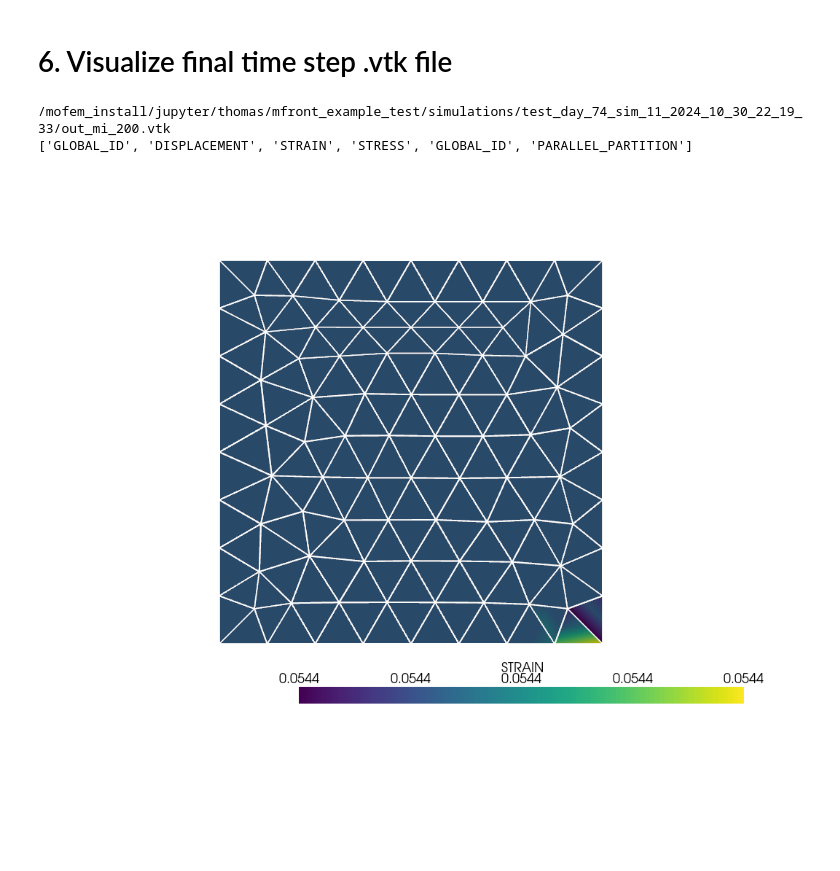
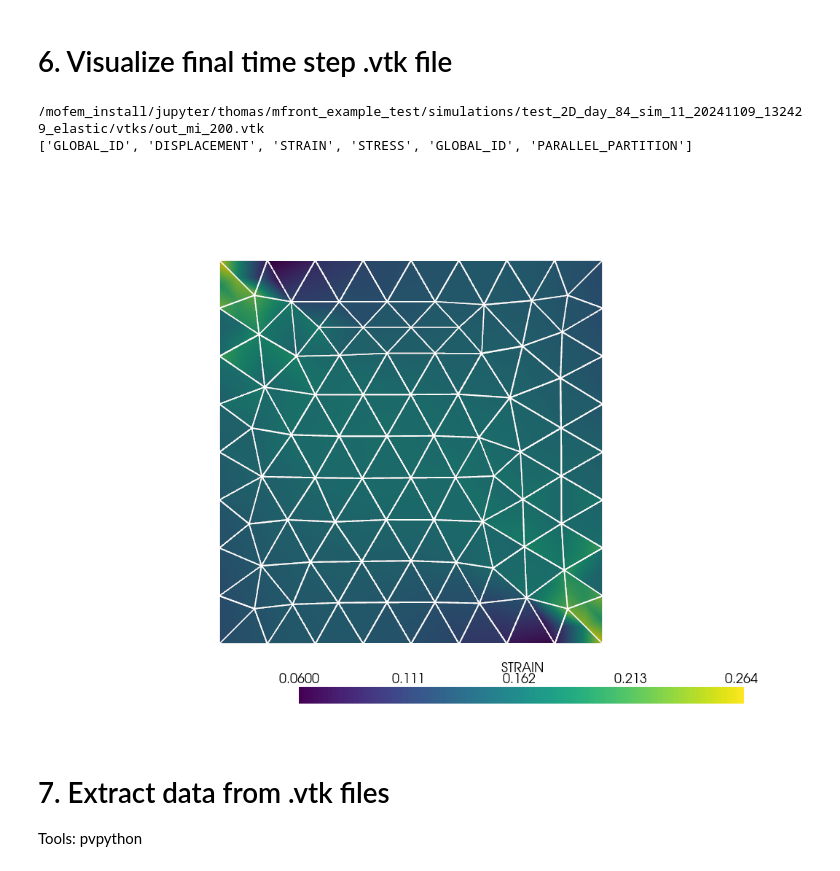
Before and after one commit to superflyer11/lateral_capacity_pipeline, a Jupyter notebook: test_2D.ipynb, the cells around one changed output. Saved outputs shown, nothing was run; the diff lists cells and outputs as text; code cells hidden in the pictures; blank space fills up the shorter version.

```diff
--- a/test_2D.ipynb
+++ b/test_2D.ipynb
@@ -211,32 +165,46 @@ Done, taken Wall Time: 22.16 seconds, CPU Time: 0.04 seconds
 # %%
 import pyvista as pv
 pv.set_plot_theme("document")
 
 from pyvirtualdisplay import Display
 display = Display(backend="xvfb", visible=False, size=(1024, 768))
 display.start()
-vtk_files = subprocess.run(f"ls -c1 {params.data_dir}/*.vtk | sort -V", shell=True, text=True, capture_output=True)
+vtk_files = subprocess.run(f"ls -c1 {params.vtk_dir}/*.vtk | sort -V", shell=True, text=True, capture_output=True)
 if vtk_files.returncode == 0:
     files = [vtk_file for vtk_file in vtk_files.stdout.splitlines()]
     final_file = files[-1]
     print(final_file)
     mesh = pv.read(final_file)
     mesh=mesh.shrink(0.95)
     print(mesh.array_names)
     warp_factor = 1.0
     # mesh = mesh.warp_by_vector(vectors="U", factor = warp_factor)
     # show_field = "DISPLACEMENT"
     show_field = "STRAIN" # U: displacement
     # show_field = "STRESS" # U: displacement
 
     if mesh.point_data[show_field].shape[1] > 3:
         cmap = "Spectral"
     p = pv.Plotter(notebook=True)
-    p.add_mesh(mesh, scalars=show_field)
     # p.camera_position = [(-10, 0, 10), (0.0, 0.0, 0.0), (0.0, 1.0, 0.0)]
+    p.add_mesh(mesh, scalars="STRAIN")
     p.camera_position = 'xy'
     p.show(jupyter_backend='ipygany')
+    p.screenshot(f"{params.graph_dir}/_strain.png")
+    p.clear()
+    p.add_mesh(mesh, scalars="STRESS")
+    p.camera_position = 'xy'
+    p.screenshot(f"{params.graph_dir}/_stress.png")
+    p.clear()
+    p.add_mesh(mesh, scalars="DISPLACEMENT")
+    p.camera_position = 'xy'
+    p.screenshot(f"{params.graph_dir}/_displacement.png")
+    p.clear()
 # %% [output]
-/mofem_install/jupyter/thomas/mfront_example_test/simulations/test_day_74_sim_11_2024_10_30_22_19_33/out_mi_200.vtk
+/mofem_install/jupyter/thomas/mfront_example_test/simulations/test_2D_day_84_sim_11_20241109_132429_elastic/vtks/out_mi_200.vtk
 ['GLOBAL_ID', 'DISPLACEMENT', 'STRAIN', 'STRESS', 'GLOBAL_ID', 'PARALLEL_PARTITION']
-[figure, old version]
+[figure, new version]
+# %% [markdown]
+# 7. Extract data from .vtk files
+Tools:
+pvpython
```
Also changed, not shown: parts of 11 cells of this notebook, 18 other files.
